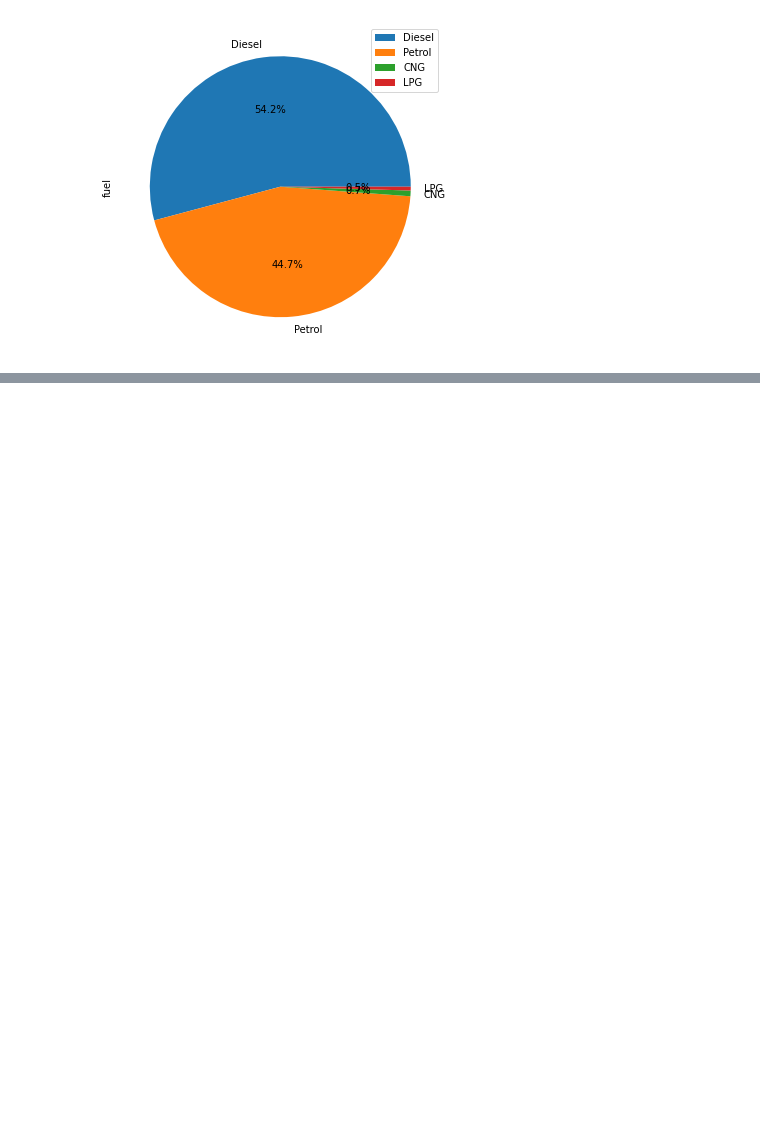
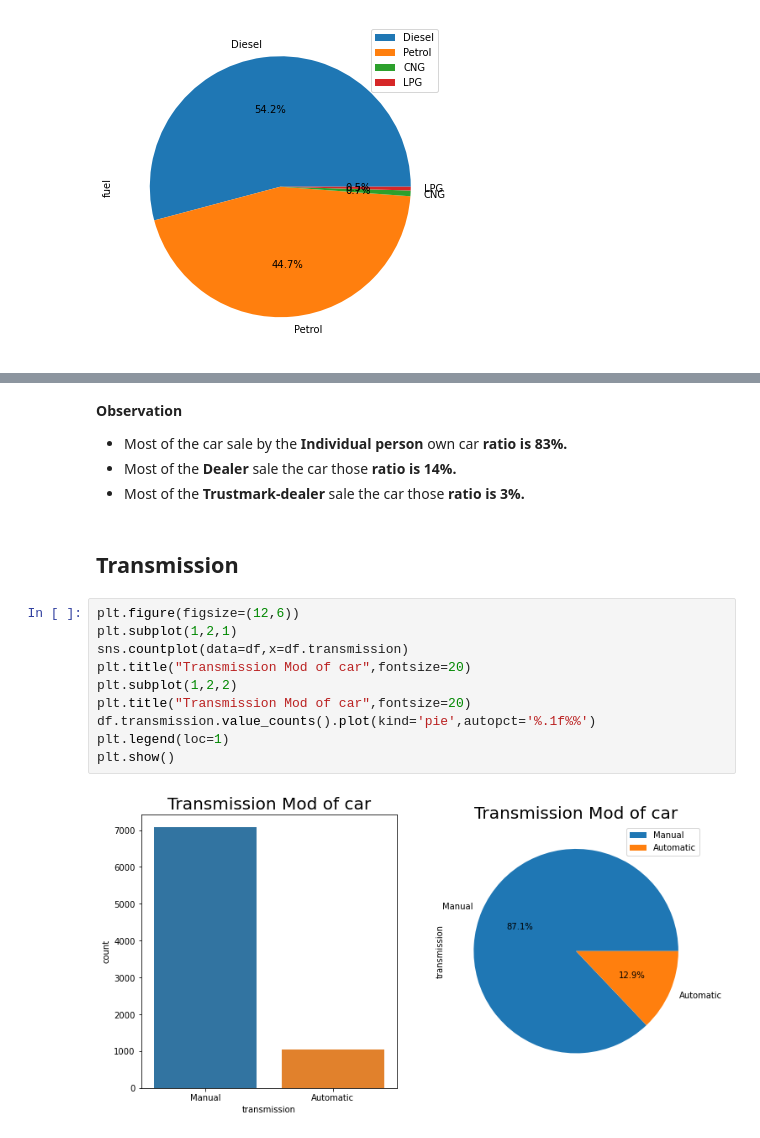
Before and after one commit to Sialsanwal/Data-Science, a Jupyter notebook: Machine learning Model/Regression Model/Project 1/Car Price EDA.ipynb, the cells around one changed output, grey strips where cells are left out. Cells and saved outputs as stored; diff of their text form; blank space fills up the shorter version.

```diff
--- a/Machine learning Model/Regression Model/Project 1/Car Price EDA.ipynb
+++ b/Machine learning Model/Regression Model/Project 1/Car Price EDA.ipynb
@@ -156,0 +175,19 @@ pd.DataFrame(df.fuel.value_counts()/len(df)*100)
+# %% [markdown]
+**Observation**
+- Most of the car sale by the **Individual person** own car **ratio is 83%.**
+- Most of the **Dealer** sale the car those **ratio is 14%.**
+- Most of the **Trustmark-dealer** sale the car those **ratio is 3%.**
+# %% [markdown]
+## Transmission
+# %%
+plt.figure(figsize=(12,6))
+plt.subplot(1,2,1)
+sns.countplot(data=df,x=df.transmission)
+plt.title("Transmission Mod of car",fontsize=20)
+plt.subplot(1,2,2)
+plt.title("Transmission Mod of car",fontsize=20)
+df.transmission.value_counts().plot(kind='pie',autopct='%.1f%%')
+plt.legend(loc=1)
+plt.show()
+# %% [output]
+[figure, added]
```
Also changed, not shown: parts of 15 cells of this notebook.
